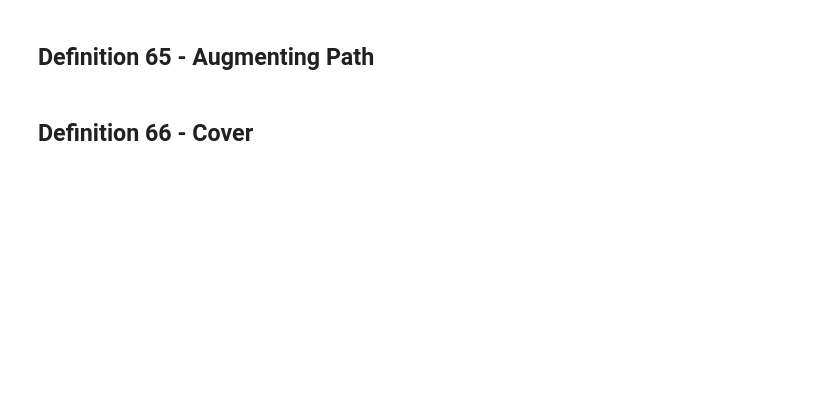
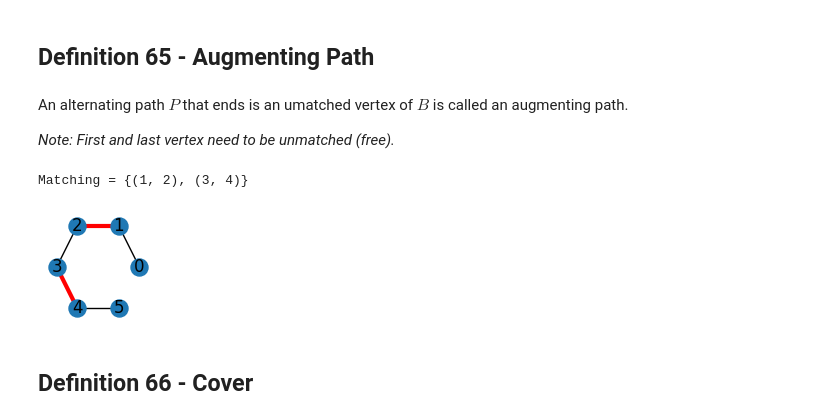
Before and after one commit to lipinski/graph-theory, a Jupyter notebook: definitions.ipynb, the cells around one changed output. Drawn from its saved outputs; the diff is of its cells as text; code cells hidden in the pictures; blank space fills up the shorter version.

Commit message:
Add Alternating Path, Augmenting, Cover

```diff
--- a/definitions.ipynb
+++ b/definitions.ipynb
@@ -1199,4 +1215,20 @@ nx.draw(H, pos=pos, node_size=150, with_labels=True)
 # %% [markdown]
 ## Definition 65 - Augmenting Path
+# %% [markdown]
+An alternating path $P$ that ends is an umatched vertex of $B$ is called an augmenting path.
+
+*Note: First and last vertex need to be unmatched (free).*
+# %%
+P = nx.path_graph(6)
+M = {(1, 2), (3, 4)}
+print(f'Matching = {M}')
+
+fig = plt.figure(figsize=figsize)
+new_pos = nx.circular_layout(P)
+nx.draw(P, pos=new_pos, node_size=150, with_labels=True)
+nx.draw_networkx_edges(P, pos=new_pos, edgelist=M, edge_color='red', width=3);
+# %% [output]
+Matching = {(1, 2), (3, 4)}
+[figure, added]
 # %% [markdown]
 ## Definition 66 - Cover
```
Also changed, not shown: parts of 13 cells of this notebook.
